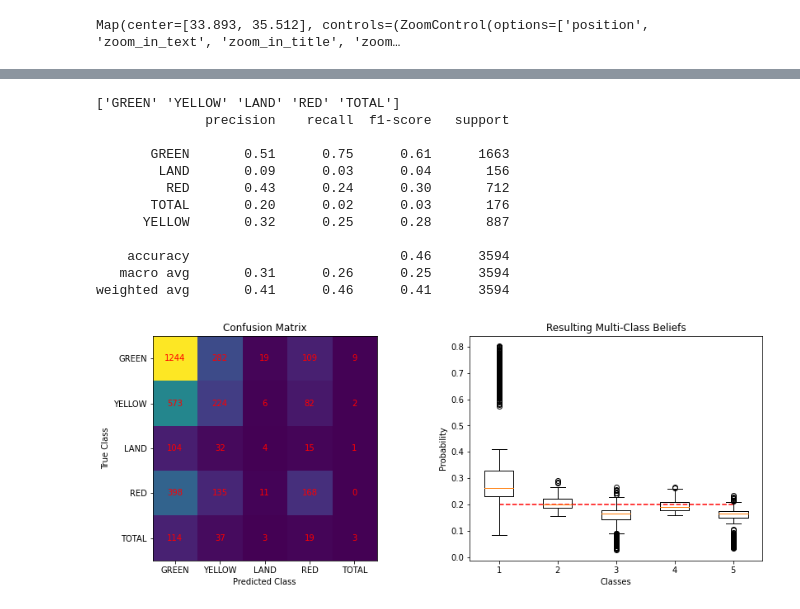
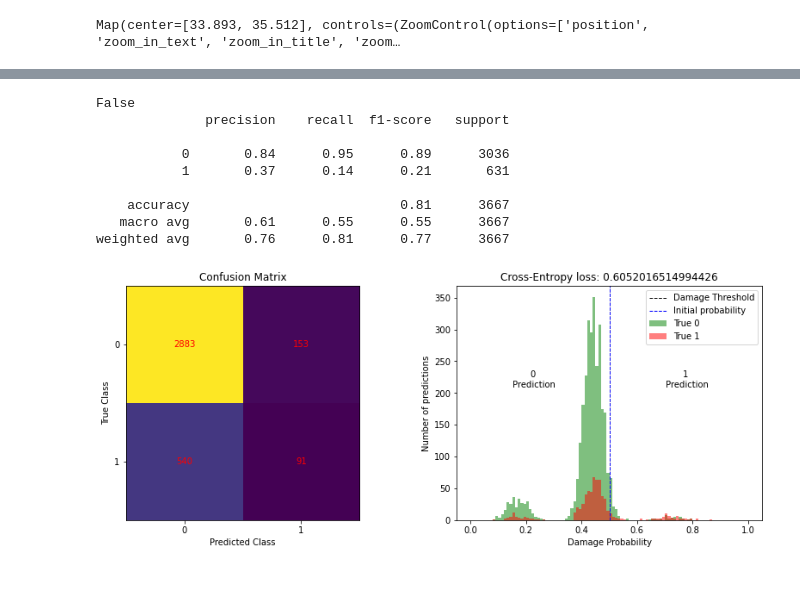
Before and after one commit to luke-scot/damage-assessment, a Jupyter notebook: run_netconf_HR.ipynb, the cells around one changed output, grey strips where cells are left out. Cells and saved outputs as stored; diff of their text form; code cells hidden in the pictures; blank space fills up the shorter version.

Commit message:
Split polygons working

```diff
--- a/run_netconf_HR.ipynb
+++ b/run_netconf_HR.ipynb
@@ -34,9 +34,9 @@ stdTest = False # Use standard area for Beirut testing
 max_nodes = 20000
 
 # Class options
-nClasses = False # Enforce number of classes (False -> # classes in labels)
-classNames = False #['Undamaged','Damaged'] # Enforce names of classes (False -> cl0, cl1,...)
-classAssign = False #[['GREEN','LAND'],['YELLOW','RED','TOTAL']] # Enforce class grouping (False -> Clustering is performed)
+nClasses = 2 # Enforce number of classes (False -> # classes in labels)
+classNames = False#['Undamaged','Damaged'] # Enforce names of classes (False -> cl0, cl1,...)
+classAssign = [['GREEN','LAND','YELLOW'],['RED','TOTAL']] # Enforce class grouping (False -> Clustering is performed)
 pca, pcaComps, meanCluster = False, 2, True # Clustering properties if used
 
 # Edge creation
@@ -139,17 +159,18 @@ for tp in dataTypes[1:]: data[tp]=globals()[tp+'Array'].flatten()
 defClasses, labelsUsed, dataUsed = len(labels[cn].unique()), labels.to_crs(crs).copy(), data.copy() # Default classes from labels
 usedNames = labels[cn].unique() if nClasses==defClasses or nClasses is False else classNames
 initial = hf.init_beliefs(dataUsed, classes=nClasses, columns=usedNames, crs=crs) # Initial class value for each data pixel
+#samples = initial.copy().iloc[random.sample(range(0, initial.shape[0]), max_nodes)].reset_index(drop=True) if len(initial) > max_nodes else intial.copy()
 
 if not nClasses: nClasses = defClasses # If default classes used
 elif nClasses > defClasses: raise NameError('Cannot assign more classes than in original data') # If invalid input
 elif nClasses < defClasses: # Perform class grouping
     if not classAssign: # Perform clustering
         # Assign labels to each pixel
-        allPixels = hf.create_nodes(initial, labelsUsed[['geometry',cn]][labelsUsed.within(poly)])
+        allPixels = hf.create_nodes(initial, labelsUsed[['geometry',cn]][labelsUsed.within(hf.get_polygon(testPoly, conv=True))])
         # Run PCA if set to True
-        X = hf.run_PCA(dataUsed[dataTypes[0]].values.transpose(), pcaComps).components_.transpose() if pca else dataUsed[dataTypes[0]]
+        X = hf.run_PCA(dataUsed[typesUsed[0]].values.transpose(), pcaComps).components_.transpose() if pca else dataUsed[typesUsed[0]]
         # Run clustering
-        kmeans, clusterClasses, initLabels = hf.run_cluster(X[allPixels[cn].dropna().index].values.reshape(-1,1), allPixels[cn].dropna(), meanCluster, nClasses)
+        kmeans, clusterClasses, initLabels = hf.run_cluster(X.iloc[allPixels[cn].dropna().index].values.reshape(-1,len(typesUsed[0])), allPixels[cn].dropna(), meanCluster, nClasses)
         print('Clustered classes:{} , original classes:{}'.format(clusterClasses, initLabels))
         # Create groups of classes
         classesUsed = []
@@ -158,5 +179,7 @@ elif nClasses < defClasses: # Perform class grouping
         classesUsed = classAssign
         #used = [i in flatten_list(classesUsed) for i in labelsUsed[cn]]
         initial = hf.init_beliefs(dataUsed, classes=nClasses, columns=usedNames, crs=crs)
+        #samples = initial.copy().iloc[random.sample(range(0, initial.shape[0]), max_nodes)].reset_index(drop=True) if len(initial) > max_nodes else intial.copy()
+
     # Assign labels for each pixel after clustering
     labelsUsed[cn] = hf.group_classes(labelsUsed[cn], classesUsed)
@@ -199,34 +228,31 @@ Time elapsed: 18.30380153656006 seconds
 # %%
 # Evaluation Metrics
 # Get y_true vs y_pred for test set
 y_true, y_pred = hf.get_labels(samples, X_test, beliefs, column=cn)
 
 # Classification metrics
 yp_clf, classes = hf.class_metrics(y_true, y_pred, classes=usedNames, orig=classNames)
 
 fig, axs = pl.create_subplots(1,2, figsize=[14,5])
 
 # Confusion matrix
-axs = pl.confusion_matrix(axs, y_true, yp_clf, classes)
+axs = pl.confusion_matrix(axs, y_true, yp_clf,[0,1])
 
 # Cross entropy / Confidence metrics
 if nClasses == 2: axs = pl.cross_entropy_metrics(axs, y_true, y_pred[:,1].reshape(-1,1), classes)
 else: axs[1] = pl.cross_entropy_multiclass(axs[1], y_true, y_pred)
 
 pl.show_plot()
 # %% [output]
-['GREEN' 'YELLOW' 'LAND' 'RED' 'TOTAL']
+False
               precision    recall  f1-score   support
 
-       GREEN       0.51      0.75      0.61      1663
-        LAND       0.09      0.03      0.04       156
-         RED       0.43      0.24      0.30       712
-       TOTAL       0.20      0.02      0.03       176
-      YELLOW       0.32      0.25      0.28       887
+           0       0.84      0.95      0.89      3036
+           1       0.37      0.14      0.21       631
 
-    accuracy                           0.46      3594
-   macro avg       0.31      0.26      0.25      3594
-weighted avg       0.41      0.46      0.41      3594
+    accuracy                           0.81      3667
+   macro avg       0.61      0.55      0.55      3667
+weighted avg       0.76      0.81      0.77      3667
-[figure, old version]
+[figure, new version]
 # %%
 # Save figure
```
Also changed, not shown: parts of 4 cells of this notebook.
